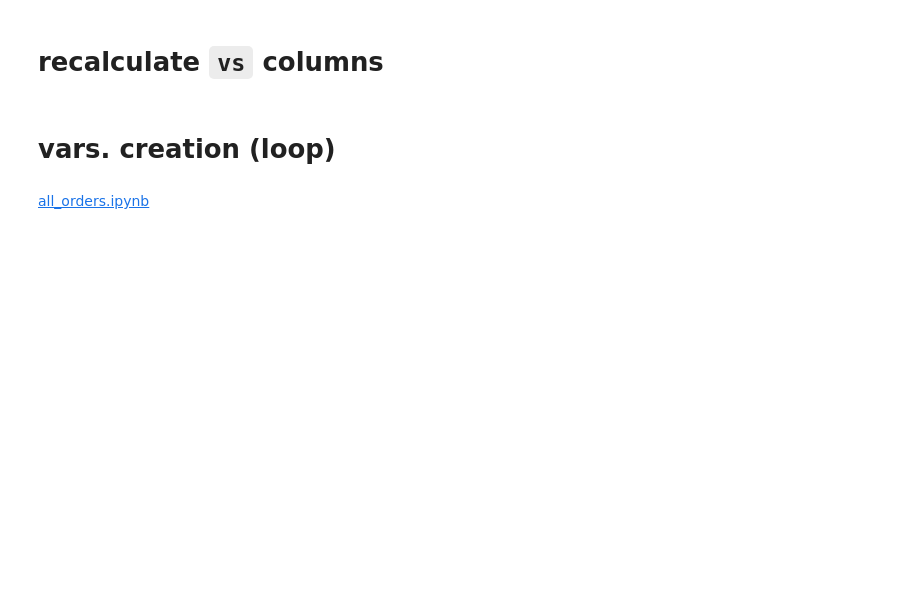
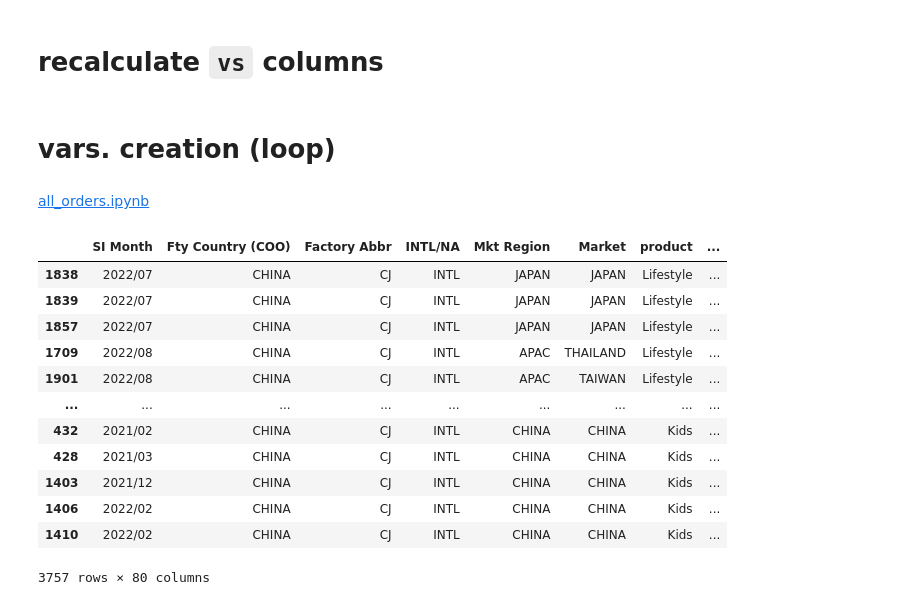
Before and after one commit to xolyn/labor_audit, a Jupyter notebook: LingyuZhou/w6/w6.2.ipynb, the cells around one changed output. Drawn from its saved outputs; the diff is of its cells as text; code cells hidden in the pictures; blank space fills up the shorter version.

```diff
--- a/LingyuZhou/w6/w6.2.ipynb
+++ b/LingyuZhou/w6/w6.2.ipynb
@@ -214,3 +214,19 @@ for df in [cj,ftv,pwi,pyv,sa]:
 # vars. creation (loop)
 # %% [markdown]
 [all_orders.ipynb](./all_orders.ipynb)
+# %%
+cj
+# %% [output]
+|  | SI Month | Fty Country (COO) | Factory Abbr | INTL/NA | Mkt Region | Market | product | ... |
+| 1838 | 2022/07 | CHINA | CJ | INTL | JAPAN | JAPAN | Lifestyle | ... |
+| 1839 | 2022/07 | CHINA | CJ | INTL | JAPAN | JAPAN | Lifestyle | ... |
+| 1857 | 2022/07 | CHINA | CJ | INTL | JAPAN | JAPAN | Lifestyle | ... |
+| 1709 | 2022/08 | CHINA | CJ | INTL | APAC | THAILAND | Lifestyle | ... |
+| 1901 | 2022/08 | CHINA | CJ | INTL | APAC | TAIWAN | Lifestyle | ... |
+| ... | ... | ... | ... | ... | ... | ... | ... | ... |
+| 432 | 2021/02 | CHINA | CJ | INTL | CHINA | CHINA | Kids | ... |
+| 428 | 2021/03 | CHINA | CJ | INTL | CHINA | CHINA | Kids | ... |
+| 1403 | 2021/12 | CHINA | CJ | INTL | CHINA | CHINA | Kids | ... |
+| 1406 | 2022/02 | CHINA | CJ | INTL | CHINA | CHINA | Kids | ... |
+| 1410 | 2022/02 | CHINA | CJ | INTL | CHINA | CHINA | Kids | ... |
+3757 rows × 80 columns
```
Also changed, not shown: 1 other file.
